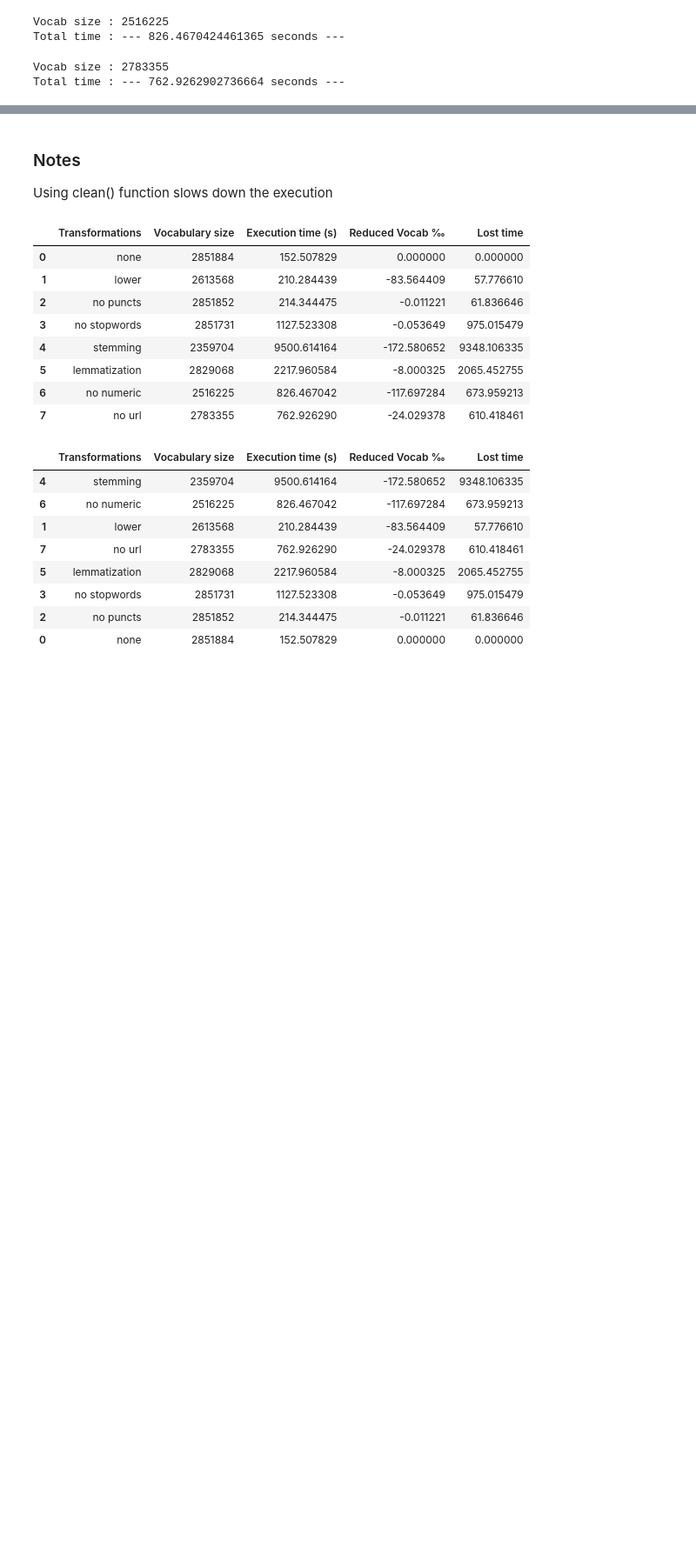
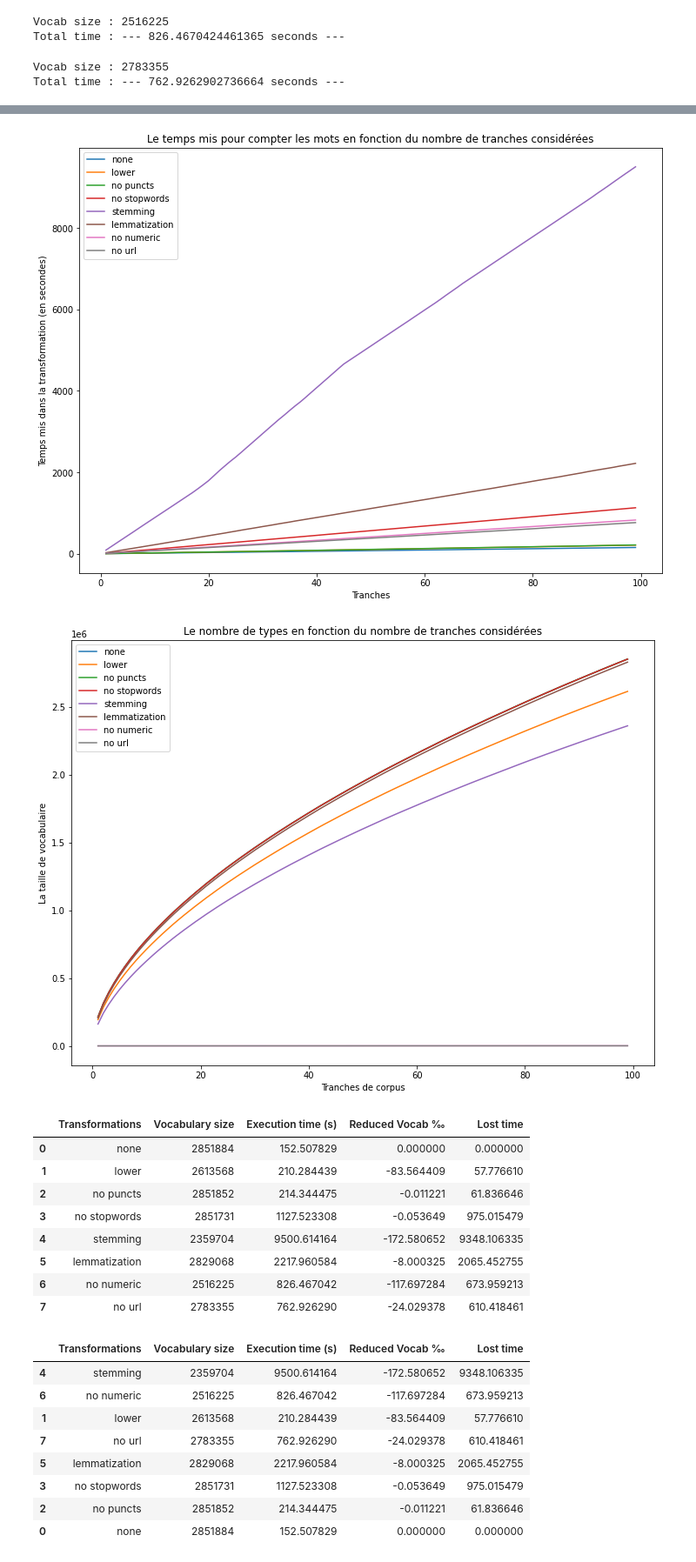
Before and after one commit to KacemKhaled/IFT6285-NLP, a Jupyter notebook: TP1/TP1.ipynb, the cells around one changed output, grey strips where cells are left out. Shown at 87% size. Cells and saved outputs as stored; diff of their text form; code cells hidden in the pictures; blank space fills up the shorter version.

Commit message:
comparing multiple transformations

```diff
--- a/TP1/TP1.ipynb
+++ b/TP1/TP1.ipynb
@@ -239,13 +209,16 @@ total_time_7, vocab_size_7, times_7, types_7 = count_words(folder, lower = False
 Vocab size : 2783355
 Total time : --- 762.9262902736664 seconds ---
 # %%
+# save the curves data in csv files
+all_times = [times, times_1, times_2, times_3, times_4, times_5, times_6, times_7]
+all_types = [types, types_1, types_2, types_3, types_4, types_5, times_6, times_7]
 import numpy as np
 np.savetxt("csv/times.csv",
-           [times, times_1, times_2, times_3, times_4, times_5, times_6, times_7],
+           all_times,
            delimiter =", ",
            fmt ='% s')
 np.savetxt("csv/types.csv",
-           [types, types_1, types_2, types_3, types_4, types_5, times_6, times_7],
+           all_types,
            delimiter =", ",
            fmt ='% s')
 # %%
@@ -285,6 +228,26 @@ plt.show()
-# %% [markdown]
-### Notes
-Using clean() function slows down the execution
+# %%
+def plot_curve(values, transformations, title = '',xlabel = '',ylabel='',n=100):
+    tranches = list(range(1,n))
+    plt.figure(figsize=(12,9))
+    for i in range(len(transformations)):
+        plt.plot(tranches, values[i], label=transformations[i])
+    plt.title(title)
+    plt.xlabel(xlabel)
+    plt.ylabel(ylabel)
+    plt.legend(loc="upper left")
+    plt.show()
+# %%
+plot_curve(all_times,transformations,
+           title="Le temps mis pour compter les mots en fonction du nombre de tranches considérées",
+          xlabel = "Tranches",
+          ylabel = "Temps mis dans la transformation (en secondes)")
+plot_curve(all_types,transformations,
+           title="Le nombre de types en fonction du nombre de tranches considérées",
+          xlabel = "Tranches de corpus",
+          ylabel = "La taille de vocabulaire")
+# %% [output]
+[figure, added]
+[figure, added]
 # %%
 d = {'Transformations': transformations, 'Vocabulary size': vocab_sizes, 'Execution time (s)': total_times,
      'Reduced Vocab ‰': [(v - vocab_sizes[0])*1000/vocab_sizes[0] for v in vocab_sizes],'Lost time': [t - total_times[0] for t in total_times] }
```
Also changed, not shown: parts of 17 cells of this notebook.
